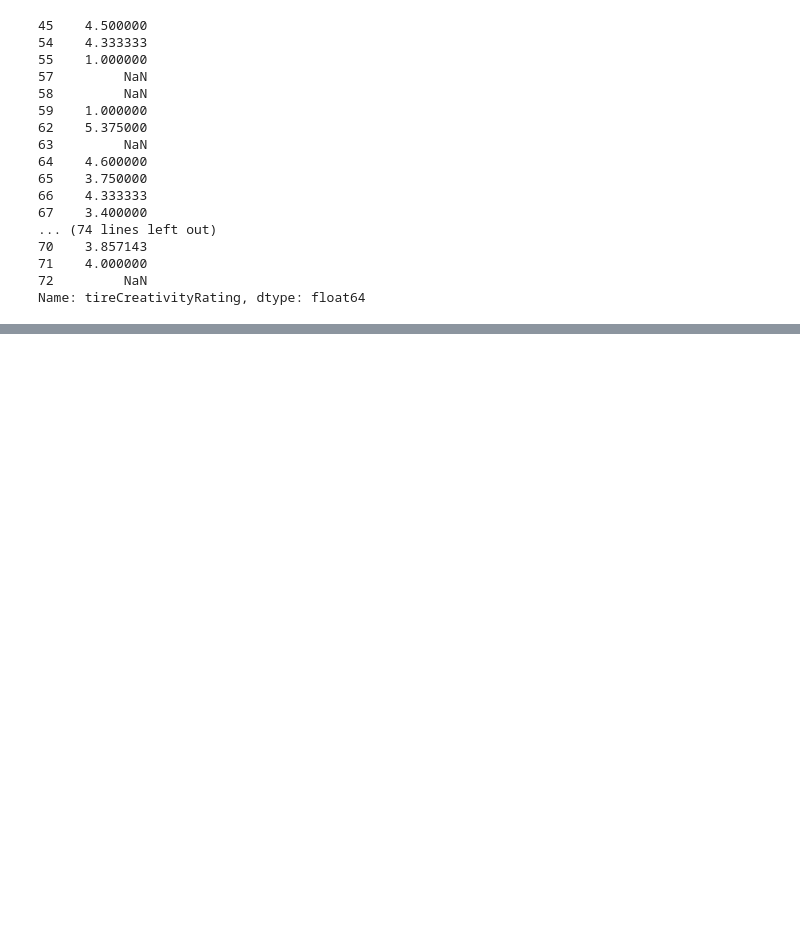
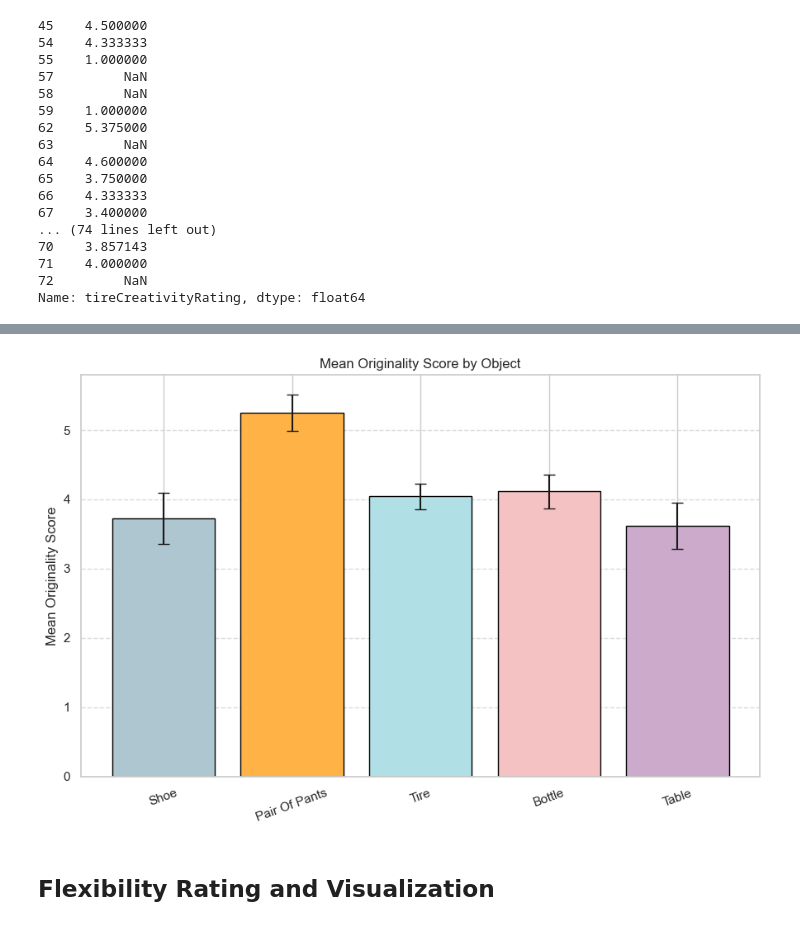
Before and after one commit to sachinallums/divergent-association-task, a Jupyter notebook: honors-analysis-notebook.ipynb, the cells around one changed output, grey strips where cells are left out. Cells and saved outputs as stored; diff of their text form; code cells hidden in the pictures; blank space fills up the shorter version.

Commit message:
More notebook changes -- added flexibility

```diff
--- a/honors-analysis-notebook.ipynb
+++ b/honors-analysis-notebook.ipynb
@@ -759,0 +805,36 @@ Name: tireCreativityRating, dtype: float64
+# %%
+# Define pastel colors (manually selected or from seaborn palette)
+pastel_colors = ['#aec6cf', '#ffb347', '#b0e0e6', '#f4c2c2', '#cbaacb']
+
+# List of the creativity rating columns
+creativity_columns = [
+    'shoeCreativityRating',
+    'pair of pantsCreativityRating',
+    'tireCreativityRating',
+    'bottleCreativityRating',
+    'tableCreativityRating'
+]
+
+# Calculate means and SEMs
+mean_scores = data[creativity_columns].mean()
+sem_scores = data[creativity_columns].apply(sem, nan_policy='omit')
+
+# Clean up the labels for display
+labels = [col.replace('CreativityRating', '').title() for col in creativity_columns]
+
+# Plot
+plt.figure(figsize=(9, 6))
+bars = plt.bar(labels, mean_scores, yerr=sem_scores, capsize=5,
+               color=pastel_colors, edgecolor='black')
+
+plt.ylabel('Mean Originality Score')
+plt.title('Mean Originality Score by Object')
+plt.xticks(rotation=20)
+plt.grid(axis='y', linestyle='--', alpha=0.7)
+plt.tight_layout()
+plt.savefig("plot-images/originality_per_object.png", dpi=300, bbox_inches='tight')
+plt.show()
+# %% [output]
+[figure, added]
+# %% [markdown]
+## Flexibility Rating and Visualization
```
Also changed, not shown: parts of 12 cells of this notebook.
